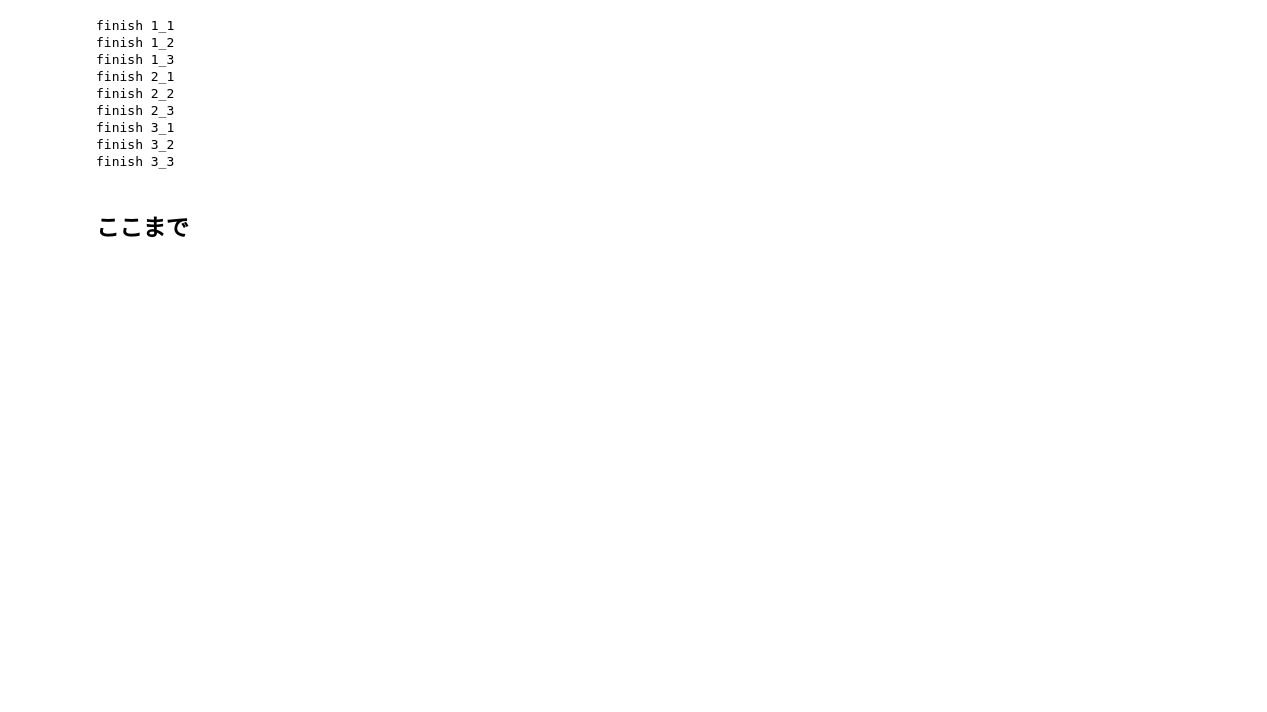
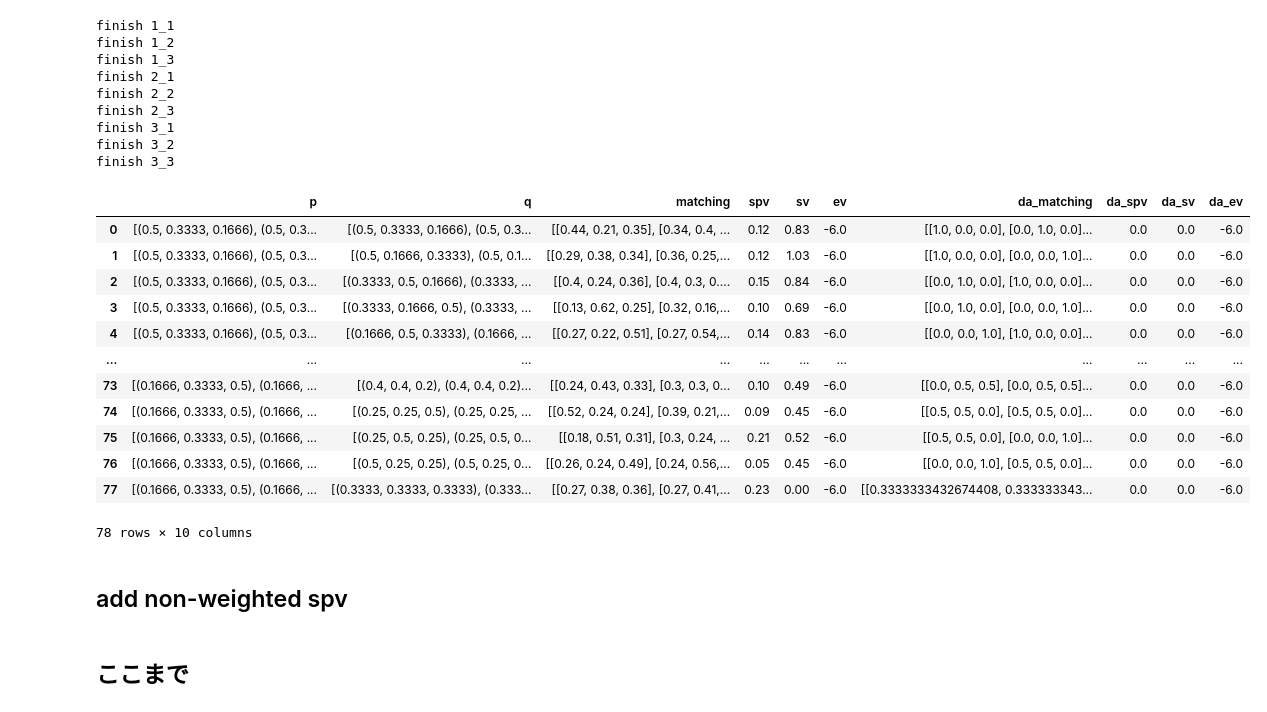
Before and after one commit to meina-t/matching_with_dl, a Jupyter notebook: model/store_output.ipynb, the cells around one changed output. Cells and saved outputs as stored; diff of their text form; code cells hidden in the pictures; blank space fills up the shorter version.

```diff
--- a/model/store_output.ipynb
+++ b/model/store_output.ipynb
@@ -135,14 +138,14 @@ for pair in pairs_1_1:
 ## Model reconstruction
 # %%
 lambda_weights = torch.tensor([[1.0, 1.0, 1.0], [1.0, 1.0, 1.0], [1.0, 1.0, 1.0]], dtype=torch.float32).to('mps') #重みを変更
-model_path = 'model_[[1.0, 1.0, 1.0], [1.0, 1.0, 1.0], [1.0, 1.0, 1.0]].pth' #モデルのパスを変更
+model_path = 'model_15_03_aug_100000.pth' #モデルのパスを変更
 # %%
 device = 'mps'
 cfg = HParams(
     num_agents=3,
     num_hidden_nodes=64,
-    batch_size=128,
-    epochs=10000,
+    batch_size=256,
+    epochs=100000,
     corr = 0,
     device='mps',
     lr=0.0001, # 違う場合には修正
@@ -207,7 +210,7 @@ def compute_matching(pairs):
         da_sv = compute_sv(cfg, da_matching, p, q)
         da_ev = compute_ev(cfg, da_matching, p, q)
 
-        matching_list.append(matching.cpu().squeeze(0).tolist())
+        matching_list.append((torch.round(matching * 100) / 100).cpu().squeeze(0).tolist())
         spv_list.append(spv.sum().cpu().item())
         sv_list.append(sv.sum().cpu().item())
         ev_list.append(ev.sum().cpu().item())
@@ -218,6 +221,7 @@ def compute_matching(pairs):
         da_ev_list.append(da_ev.sum().cpu().item())
 
     df_1_1['matching'] = matching_list
+    df_1_1['matching'] = df_1_1['matching'].apply(lambda x: np.round(np.array(x), 2).tolist())
     df_1_1['spv'] = spv_list
     df_1_1['sv'] = sv_list
     df_1_1['ev'] = ev_list
@@ -257,7 +261,18 @@ finish 3_1
 finish 3_2
 finish 3_3
 # %%
-excel_file = 'output_[[1.0, 1.0, 1.0], [1.0, 1.0, 1.0], [1.0, 1.0, 1.0]].xlsx'
+excel_file = 'output_15_03_aug_100000.xlsx'
+
+# Round all numerical columns to 2 decimal places
+df_1_1 = df_1_1.round(2)
+df_1_2 = df_1_2.round(2)
+df_1_3 = df_1_3.round(2)
+df_2_1 = df_2_1.round(2)
+df_2_2 = df_2_2.round(2)
+df_2_3 = df_2_3.round(2)
+df_3_1 = df_3_1.round(2)
+df_3_2 = df_3_2.round(2)
+df_3_3 = df_3_3.round(2)
 
 with pd.ExcelWriter(excel_file, engine='openpyxl') as writer:
     df_1_1.to_excel(writer, sheet_name='Sheet1_1', index=False)
@@ -269,3 +284,21 @@ with pd.ExcelWriter(excel_file, engine='openpyxl') as writer:
     df_3_1.to_excel(writer, sheet_name='Sheet3_1', index=False)
     df_3_2.to_excel(writer, sheet_name='Sheet3_2', index=False)
     df_3_3.to_excel(writer, sheet_name='Sheet3_3', index=False)
+# %%
+df_1_1
+# %% [output]
+|  | p | q | matching | spv | sv | ev | da_matching | da_spv | da_sv | da_ev |
+| 0 | [(0.5, 0.3333, 0.1666), (0.5, 0.3... | [(0.5, 0.3333, 0.1666), (0.5, 0.3... | [[0.44, 0.21, 0.35], [0.34, 0.4, ... | 0.12 | 0.83 | -6.0 | [[1.0, 0.0, 0.0], [0.0, 1.0, 0.0]... | 0.0 | 0.0 | -6.0 |
+| 1 | [(0.5, 0.3333, 0.1666), (0.5, 0.3... | [(0.5, 0.1666, 0.3333), (0.5, 0.1... | [[0.29, 0.38, 0.34], [0.36, 0.25,... | 0.12 | 1.03 | -6.0 | [[1.0, 0.0, 0.0], [0.0, 0.0, 1.0]... | 0.0 | 0.0 | -6.0 |
+| 2 | [(0.5, 0.3333, 0.1666), (0.5, 0.3... | [(0.3333, 0.5, 0.1666), (0.3333, ... | [[0.4, 0.24, 0.36], [0.4, 0.3, 0.... | 0.15 | 0.84 | -6.0 | [[0.0, 1.0, 0.0], [1.0, 0.0, 0.0]... | 0.0 | 0.0 | -6.0 |
+| 3 | [(0.5, 0.3333, 0.1666), (0.5, 0.3... | [(0.3333, 0.1666, 0.5), (0.3333, ... | [[0.13, 0.62, 0.25], [0.32, 0.16,... | 0.10 | 0.69 | -6.0 | [[0.0, 1.0, 0.0], [0.0, 0.0, 1.0]... | 0.0 | 0.0 | -6.0 |
+| 4 | [(0.5, 0.3333, 0.1666), (0.5, 0.3... | [(0.1666, 0.5, 0.3333), (0.1666, ... | [[0.27, 0.22, 0.51], [0.27, 0.54,... | 0.14 | 0.83 | -6.0 | [[0.0, 0.0, 1.0], [1.0, 0.0, 0.0]... | 0.0 | 0.0 | -6.0 |
+| ... | ... | ... | ... | ... | ... | ... | ... | ... | ... | ... |
+| 73 | [(0.1666, 0.3333, 0.5), (0.1666, ... | [(0.4, 0.4, 0.2), (0.4, 0.4, 0.2)... | [[0.24, 0.43, 0.33], [0.3, 0.3, 0... | 0.10 | 0.49 | -6.0 | [[0.0, 0.5, 0.5], [0.0, 0.5, 0.5]... | 0.0 | 0.0 | -6.0 |
+| 74 | [(0.1666, 0.3333, 0.5), (0.1666, ... | [(0.25, 0.25, 0.5), (0.25, 0.25, ... | [[0.52, 0.24, 0.24], [0.39, 0.21,... | 0.09 | 0.45 | -6.0 | [[0.5, 0.5, 0.0], [0.5, 0.5, 0.0]... | 0.0 | 0.0 | -6.0 |
+| 75 | [(0.1666, 0.3333, 0.5), (0.1666, ... | [(0.25, 0.5, 0.25), (0.25, 0.5, 0... | [[0.18, 0.51, 0.31], [0.3, 0.24, ... | 0.21 | 0.52 | -6.0 | [[0.5, 0.5, 0.0], [0.0, 0.0, 1.0]... | 0.0 | 0.0 | -6.0 |
+| 76 | [(0.1666, 0.3333, 0.5), (0.1666, ... | [(0.5, 0.25, 0.25), (0.5, 0.25, 0... | [[0.26, 0.24, 0.49], [0.24, 0.56,... | 0.05 | 0.45 | -6.0 | [[0.0, 0.0, 1.0], [0.5, 0.5, 0.0]... | 0.0 | 0.0 | -6.0 |
+| 77 | [(0.1666, 0.3333, 0.5), (0.1666, ... | [(0.3333, 0.3333, 0.3333), (0.333... | [[0.27, 0.38, 0.36], [0.27, 0.41,... | 0.23 | 0.00 | -6.0 | [[0.3333333432674408, 0.333333343... | 0.0 | 0.0 | -6.0 |
+78 rows × 10 columns
+# %% [markdown]
+## add non-weighted spv
```
Also changed, not shown: parts of 6 cells of this notebook, 11 other files.
